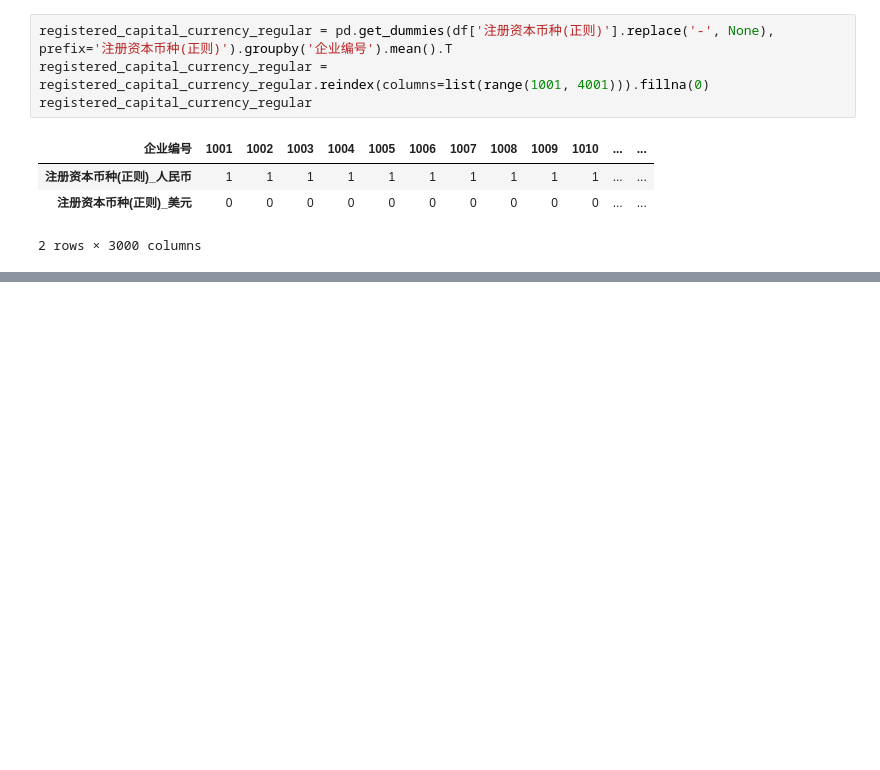
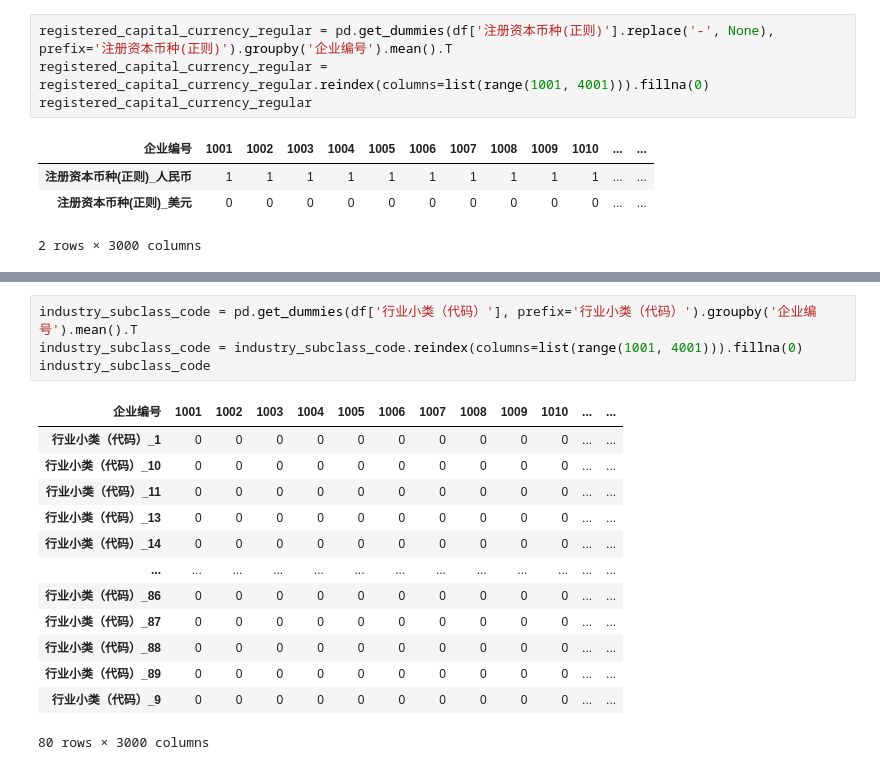
Before and after one commit to CourierKyn/isi-world-cup, a Jupyter notebook: 工商基本信息表.ipynb, the cells around one changed output, grey strips where cells are left out. Saved outputs shown, nothing was run; the diff lists cells and outputs as text; blank space fills up the shorter version.

```diff
--- a/工商基本信息表.ipynb
+++ b/工商基本信息表.ipynb
@@ -79,0 +104,18 @@ result_2
+# %%
+industry_subclass_code = pd.get_dummies(df['行业小类（代码）'], prefix='行业小类（代码）').groupby('企业编号').mean().T
+industry_subclass_code = industry_subclass_code.reindex(columns=list(range(1001, 4001))).fillna(0)
+industry_subclass_code
+# %% [output]
+| 企业编号 | 1001 | 1002 | 1003 | 1004 | 1005 | 1006 | 1007 | 1008 | 1009 | 1010 | ... | ... |
+| 行业小类（代码）_1 | 0 | 0 | 0 | 0 | 0 | 0 | 0 | 0 | 0 | 0 | ... | ... |
+| 行业小类（代码）_10 | 0 | 0 | 0 | 0 | 0 | 0 | 0 | 0 | 0 | 0 | ... | ... |
+| 行业小类（代码）_11 | 0 | 0 | 0 | 0 | 0 | 0 | 0 | 0 | 0 | 0 | ... | ... |
+| 行业小类（代码）_13 | 0 | 0 | 0 | 0 | 0 | 0 | 0 | 0 | 0 | 0 | ... | ... |
+| 行业小类（代码）_14 | 0 | 0 | 0 | 0 | 0 | 0 | 0 | 0 | 0 | 0 | ... | ... |
+| ... | ... | ... | ... | ... | ... | ... | ... | ... | ... | ... | ... | ... |
+| 行业小类（代码）_86 | 0 | 0 | 0 | 0 | 0 | 0 | 0 | 0 | 0 | 0 | ... | ... |
+| 行业小类（代码）_87 | 0 | 0 | 0 | 0 | 0 | 0 | 0 | 0 | 0 | 0 | ... | ... |
+| 行业小类（代码）_88 | 0 | 0 | 0 | 0 | 0 | 0 | 0 | 0 | 0 | 0 | ... | ... |
+| 行业小类（代码）_89 | 0 | 0 | 0 | 0 | 0 | 0 | 0 | 0 | 0 | 0 | ... | ... |
+| 行业小类（代码）_9 | 0 | 0 | 0 | 0 | 0 | 0 | 0 | 0 | 0 | 0 | ... | ... |
+80 rows × 3000 columns
```
Also changed, not shown: parts of 12 cells of this notebook, 2 other files.
